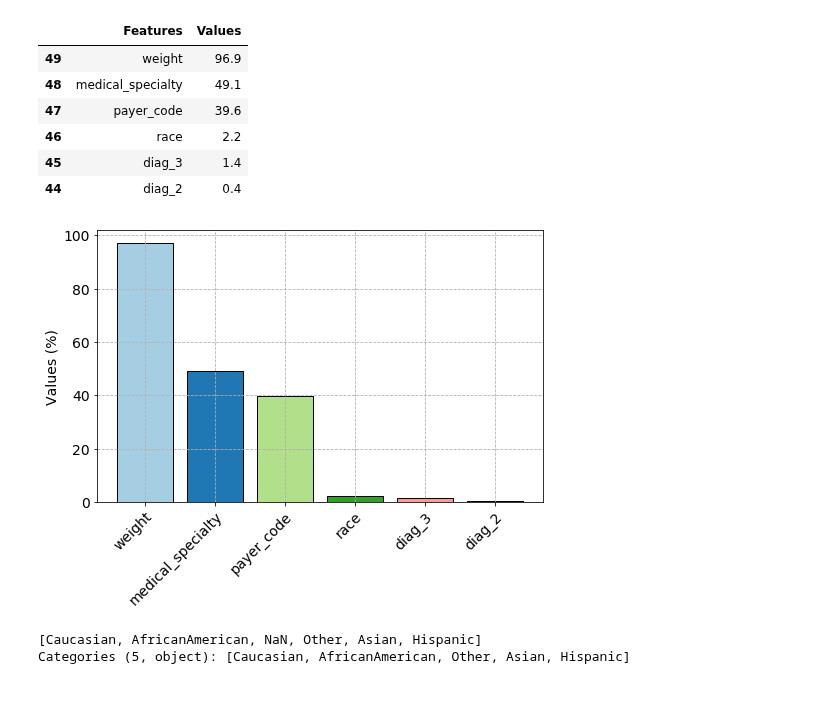
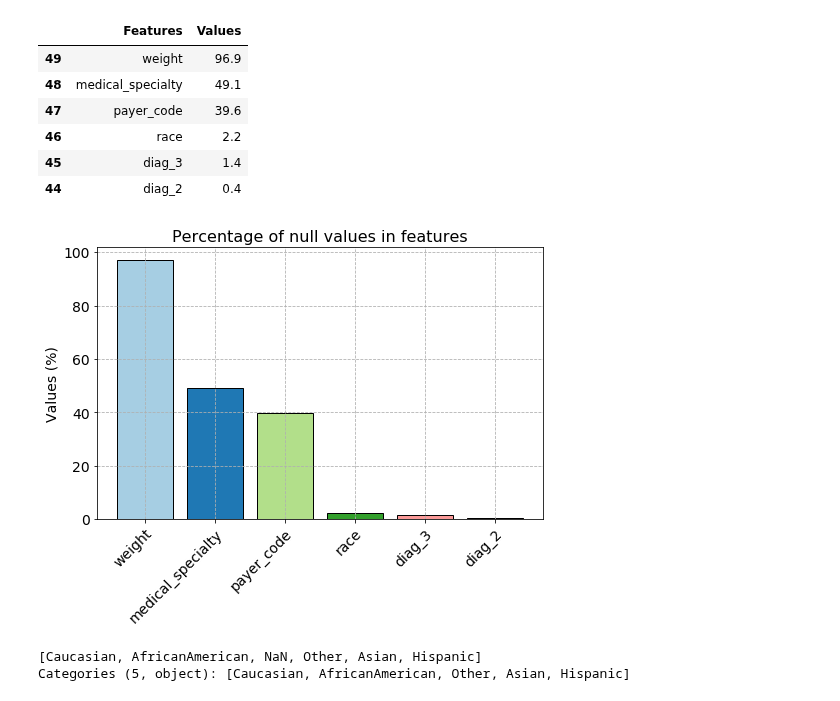
Before and after one commit to capac/kaggle-notebooks, a Jupyter notebook: diabetes-in-130-US-hospitals/1-data-preparation.ipynb, the cells around one changed output. Saved outputs shown, nothing was run; the diff lists cells and outputs as text; code cells hidden in the pictures.

Commit message:
Added titles to bar plots

```diff
--- a/diabetes-in-130-US-hospitals/1-data-preparation.ipynb
+++ b/diabetes-in-130-US-hospitals/1-data-preparation.ipynb
@@ -141,12 +140,13 @@ missing_df.head(10)
 # %%
 fig, axes = plt.subplots(figsize=(8, 5))
 axes.bar(missing_df['Features'], missing_df['Values'], color=plt.cm.Paired.colors, edgecolor='k')
 plt.setp(axes.get_xticklabels(), ha="right", rotation_mode="anchor", rotation=45, fontsize=14)
 plt.setp(axes.get_yticklabels(), fontsize=14)
 axes.set_ylabel('Values (%)', fontsize=14)
+axes.set_title('Percentage of null values in features', fontsize=16)
 plt.grid(True, linestyle='--');
 # %% [output]
-[figure, old version]
+[figure, new version]
 # %%
 df['race'].unique()
 # %% [output]
```
Also changed, not shown: parts of 10 cells of this notebook.
